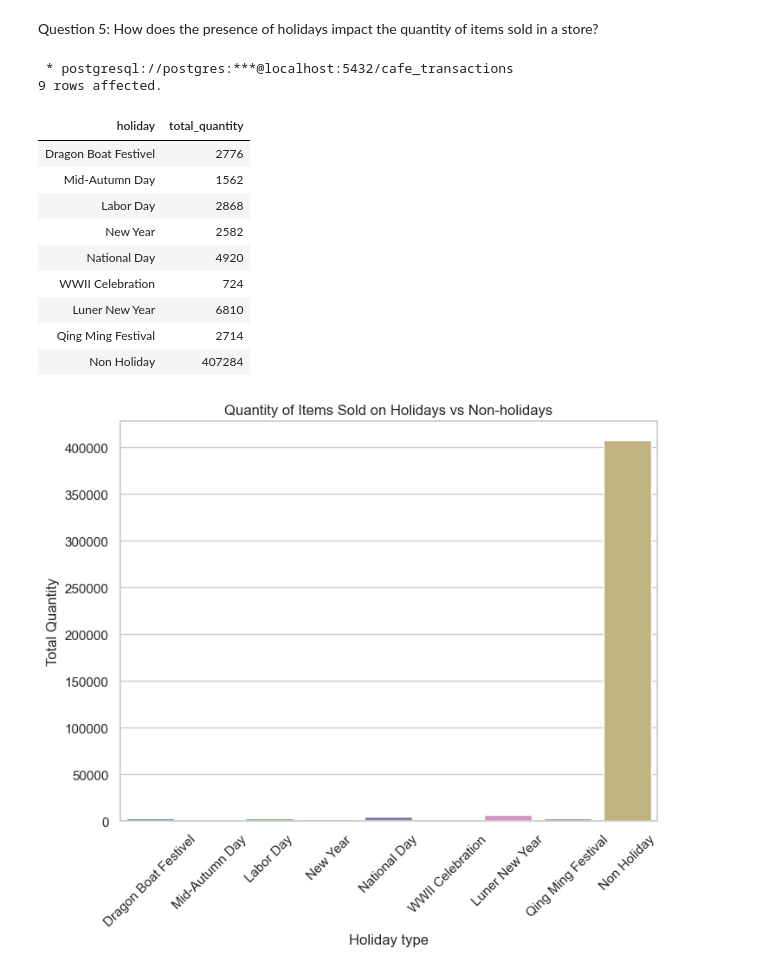
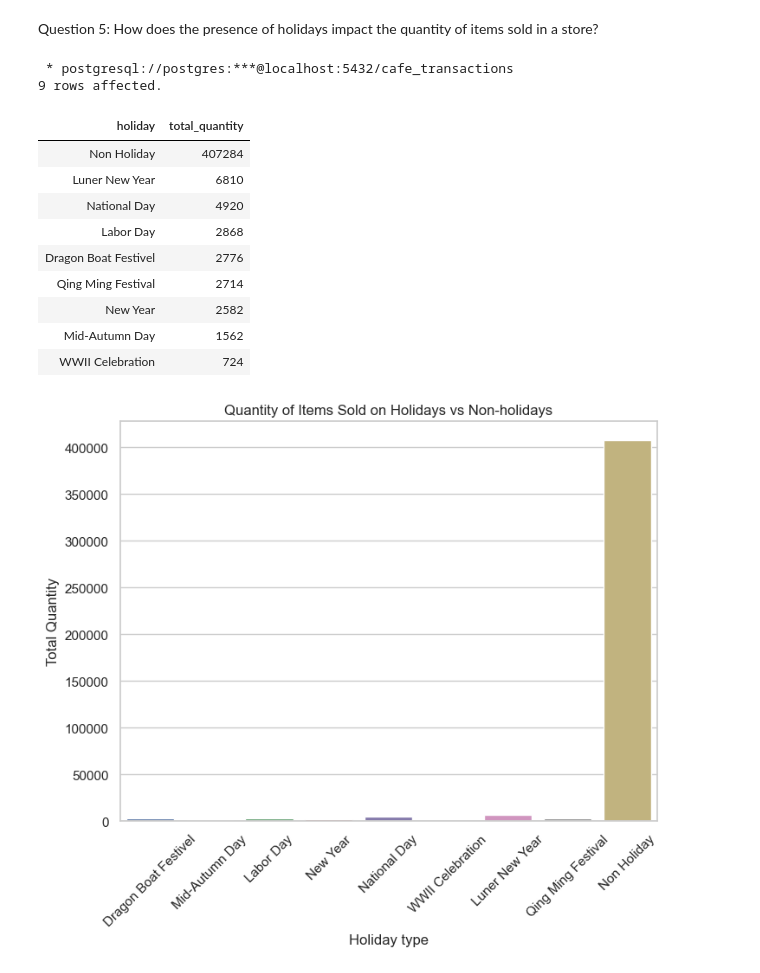
Before and after one commit to ThomasMphex/Bootcamp, a Jupyter notebook: project3.ipynb, the cells around one changed output. Saved outputs shown, nothing was run; the diff lists cells and outputs as text; code cells hidden in the pictures.

```diff
--- a/project3.ipynb
+++ b/project3.ipynb
@@ -1128,34 +1126,35 @@ Question 5: How does the presence of holidays impact the quantity of items sold
 # %%
 %%sql
 WITH sales_summary AS (
     SELECT
 
         holiday,
         SUM(quantity) AS total_quantity
     FROM
         cafe_transactions
     GROUP BY
         holiday
 )
 
 SELECT
     holiday,
     total_quantity
 FROM
-    sales_summary;
+    sales_summary
+ORDER BY total_quantity DESC;
 # %% [output]
  * postgresql://postgres:***@localhost:5432/cafe_transactions
 9 rows affected.
 | holiday | total_quantity |
+| Non Holiday | 407284 |
+| Luner New Year | 6810 |
+| National Day | 4920 |
+| Labor Day | 2868 |
 | Dragon Boat Festivel | 2776 |
+| Qing Ming Festival | 2714 |
+| New Year | 2582 |
 | Mid-Autumn Day | 1562 |
-| Labor Day | 2868 |
-| New Year | 2582 |
-| National Day | 4920 |
 | WWII Celebration | 724 |
-| Luner New Year | 6810 |
-| Qing Ming Festival | 2714 |
-| Non Holiday | 407284 |
 # %%
 import psycopg2
 import pandas as pd
```
Also changed, not shown: parts of 5 cells of this notebook.
